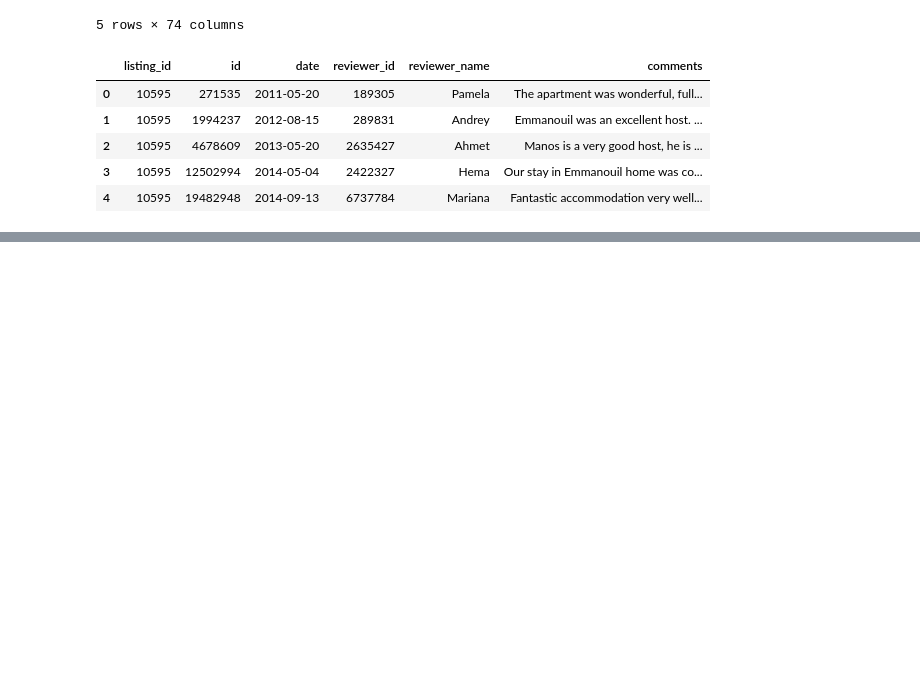
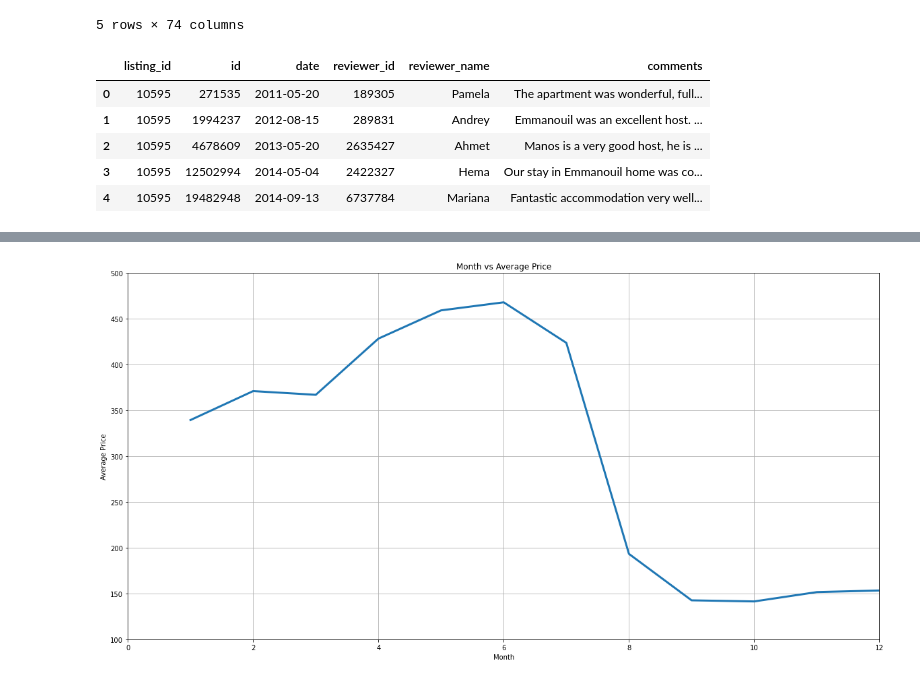
Before and after one commit to Mahi0411/Athens-Airbnb, a Jupyter notebook: Athens Airbnb.ipynb, the cells around one changed output, grey strips where cells are left out. Cells and saved outputs as stored; diff of their text form; code cells hidden in the pictures; blank space fills up the shorter version.

```diff
--- a/Athens Airbnb.ipynb
+++ b/Athens Airbnb.ipynb
@@ -58,0 +148,4 @@ memory usage: 187.9+ MB
+# %%
+# Groupby by month average
+calendar_df_month_sum['average price'] = calendar_df_month_sum['price']/calendar_df_month_sum['available']
+calendar_df_month_sum
@@ -58,0 +166,13 @@ memory usage: 187.9+ MB
+# %%
+plt.figure(figsize=(20, 10))
+x = calendar_df_month_sum['month']
+y = calendar_df_month_sum['average price']
+plt.plot(x,y,linewidth=3.0)
+plt.xlabel('Month')
+plt.ylabel('Average Price')
+plt.title('Month vs Average Price')
+plt.axis([0, 12, 100, 500])
+plt.grid(True)
+plt.show()
+# %% [output]
+[figure, added]
```
Also changed, not shown: parts of 79 cells of this notebook.
